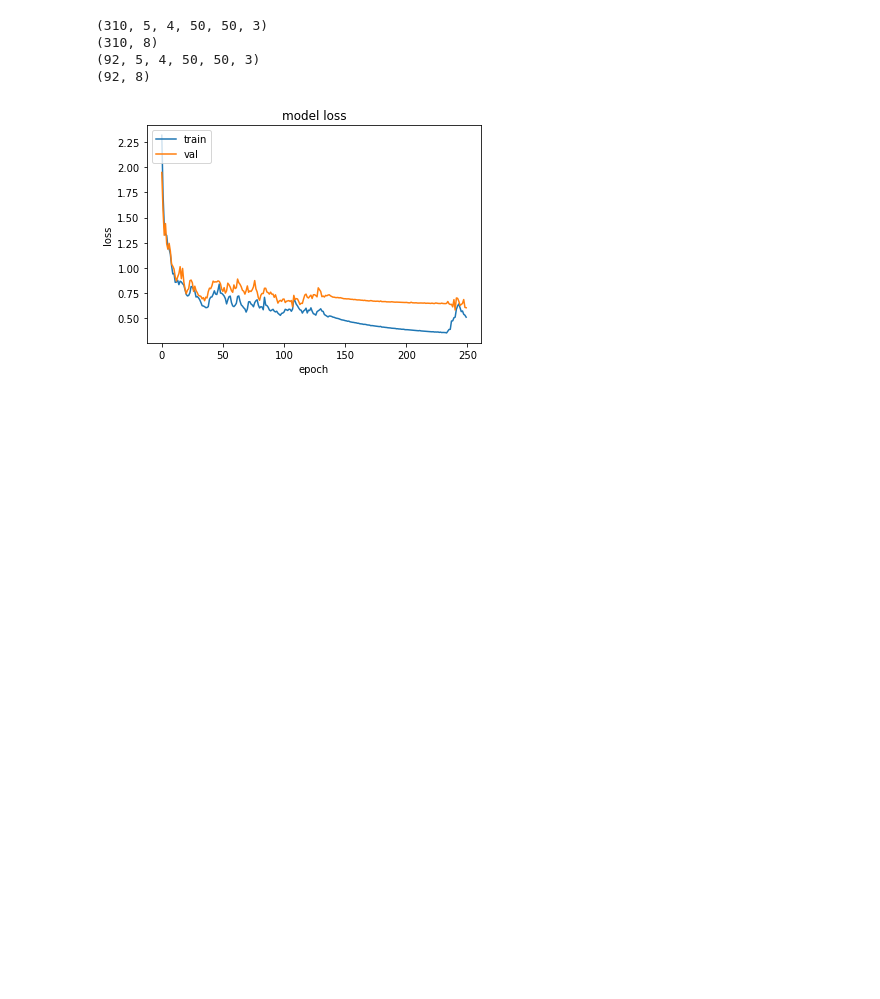
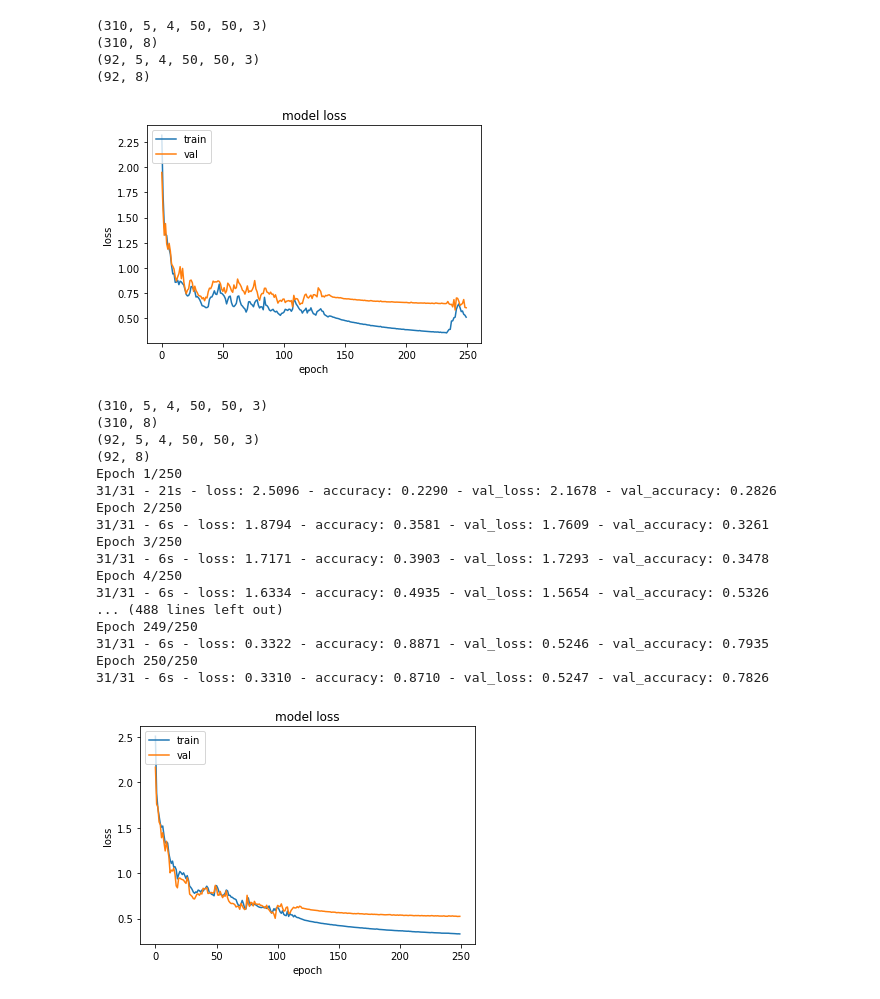
Before and after one commit to signLangProjectNIC/tf-cnn-lstm4, a Jupyter notebook: tf_cnn_lstm11.ipynb, the cells around one changed output. Drawn from its saved outputs; the diff is of its cells as text; code cells hidden in the pictures; blank space fills up the shorter version.

```diff
--- a/tf_cnn_lstm11.ipynb
+++ b/tf_cnn_lstm11.ipynb
@@ -374,3 +374,26 @@ with tpu_strategy.scope():
 (92, 5, 4, 50, 50, 3)
 (92, 8)
 [figure]
+# %%
+layers=list((conv2D(timeDist=True),flatten(timeDist=True),LSTM(),dense(activation='softmax')))
+with tpu_strategy.scope():
+  evaluateModel(trainX=trainSetX,trainY=trainSetY,valX=testSetX,valY=testSetY,layers=layers,epochs=250,verbose=2)
+# %% [output]
+(310, 5, 4, 50, 50, 3)
+(310, 8)
+(92, 5, 4, 50, 50, 3)
+(92, 8)
+Epoch 1/250
+31/31 - 21s - loss: 2.5096 - accuracy: 0.2290 - val_loss: 2.1678 - val_accuracy: 0.2826
+Epoch 2/250
+31/31 - 6s - loss: 1.8794 - accuracy: 0.3581 - val_loss: 1.7609 - val_accuracy: 0.3261
+Epoch 3/250
+31/31 - 6s - loss: 1.7171 - accuracy: 0.3903 - val_loss: 1.7293 - val_accuracy: 0.3478
+Epoch 4/250
+31/31 - 6s - loss: 1.6334 - accuracy: 0.4935 - val_loss: 1.5654 - val_accuracy: 0.5326
+... (488 lines left out)
+Epoch 249/250
+31/31 - 6s - loss: 0.3322 - accuracy: 0.8871 - val_loss: 0.5246 - val_accuracy: 0.7935
+Epoch 250/250
+31/31 - 6s - loss: 0.3310 - accuracy: 0.8710 - val_loss: 0.5247 - val_accuracy: 0.7826
+[figure, added]
```
Also changed, not shown: parts of 6 cells of this notebook.
